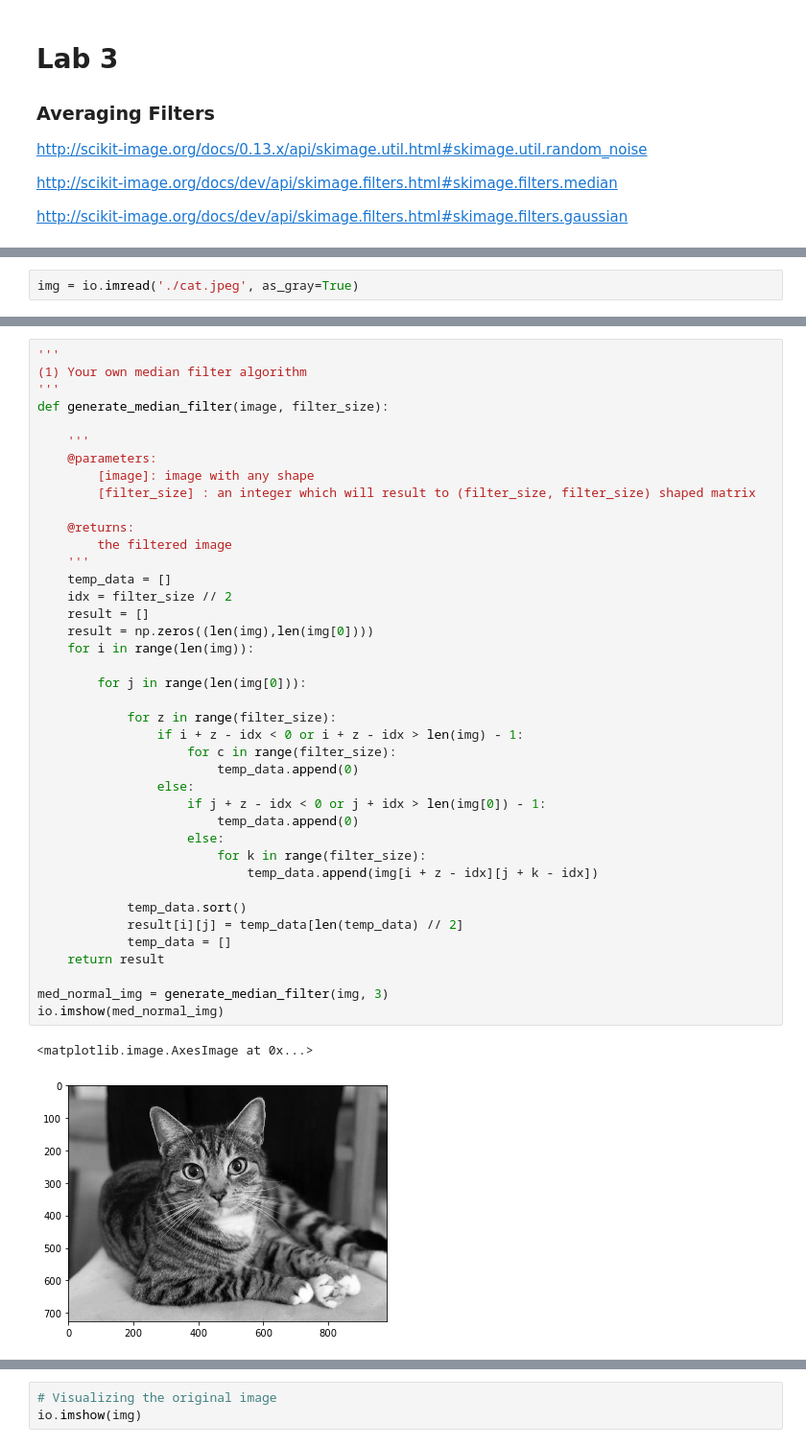
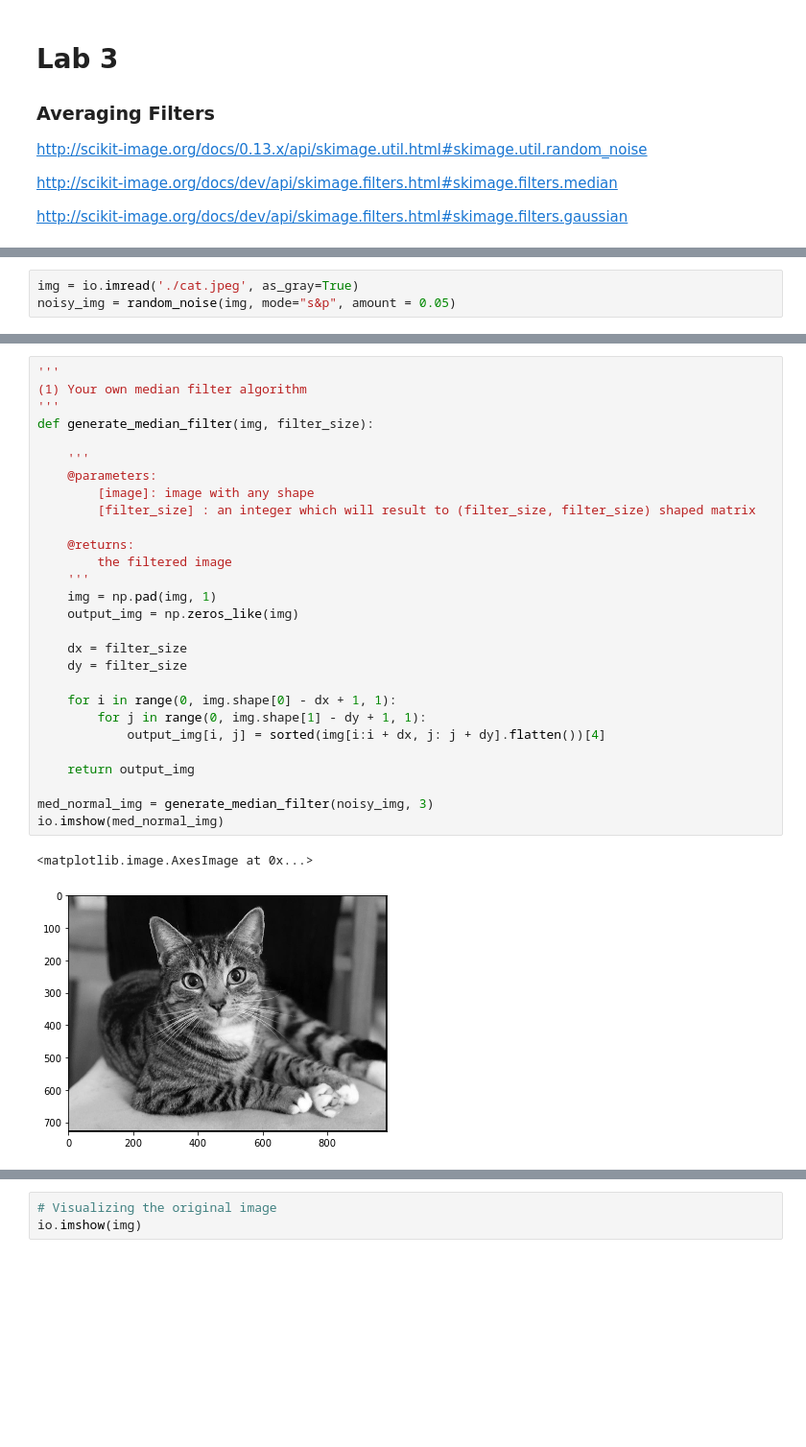
Before and after one commit to EssamWisam/Image-Processing-Labs, a Jupyter notebook: Lab-03-Smoothing-STD/Lab_Smoothing_STD.ipynb, the cells around one changed output, grey strips where cells are left out. Shown: that part at 96% size. Drawn from its saved outputs; the diff is of its cells as text; blank space fills up the shorter version.

Commit message:
change median filter

```diff
--- a/Lab-03-Smoothing-STD/Lab_Smoothing_STD.ipynb
+++ b/Lab-03-Smoothing-STD/Lab_Smoothing_STD.ipynb
@@ -20,2 +17,3 @@ The autoreload extension is already loaded. To reload it, use:
 # %%
 img = io.imread('./cat.jpeg', as_gray=True)
+noisy_img = random_noise(img, mode="s&p", amount = 0.05)
@@ -22,46 +25,34 @@ img = io.imread('./cat.jpeg', as_gray=True)
 # %%
 '''
 (1) Your own median filter algorithm
 '''
-def generate_median_filter(image, filter_size):
+def generate_median_filter(img, filter_size):
 
     '''
     @parameters:
         [image]: image with any shape
         [filter_size] : an integer which will result to (filter_size, filter_size) shaped matrix
 
     @returns:
         the filtered image
     '''
-    temp_data = []
-    idx = filter_size // 2
-    result = []
-    result = np.zeros((len(img),len(img[0])))
-    for i in range(len(img)):
+    img = np.pad(img, 1)
+    output_img = np.zeros_like(img)
 
-        for j in range(len(img[0])):
+    dx = filter_size
+    dy = filter_size
 
-            for z in range(filter_size):
-                if i + z - idx < 0 or i + z - idx > len(img) - 1:
-                    for c in range(filter_size):
-                        temp_data.append(0)
-                else:
-                    if j + z - idx < 0 or j + idx > len(img[0]) - 1:
-                        temp_data.append(0)
-                    else:
-                        for k in range(filter_size):
-                            temp_data.append(img[i + z - idx][j + k - idx])
+    for i in range(0, img.shape[0] - dx + 1, 1):
+        for j in range(0, img.shape[1] - dy + 1, 1):
+            output_img[i, j] = sorted(img[i:i + dx, j: j + dy].flatten())[4]
 
-            temp_data.sort()
-            result[i][j] = temp_data[len(temp_data) // 2]
-            temp_data = []
-    return result
+    return output_img
 
-med_normal_img = generate_median_filter(img, 3)
+med_normal_img = generate_median_filter(noisy_img, 3)
 io.imshow(med_normal_img)
 # %% [output]
 <matplotlib.image.AxesImage at 0x...>
-[figure, old version]
+[figure, new version]
 # %%
 '''
 (2) skimage median filter
```
Also changed, not shown: parts of 4 cells of this notebook.
